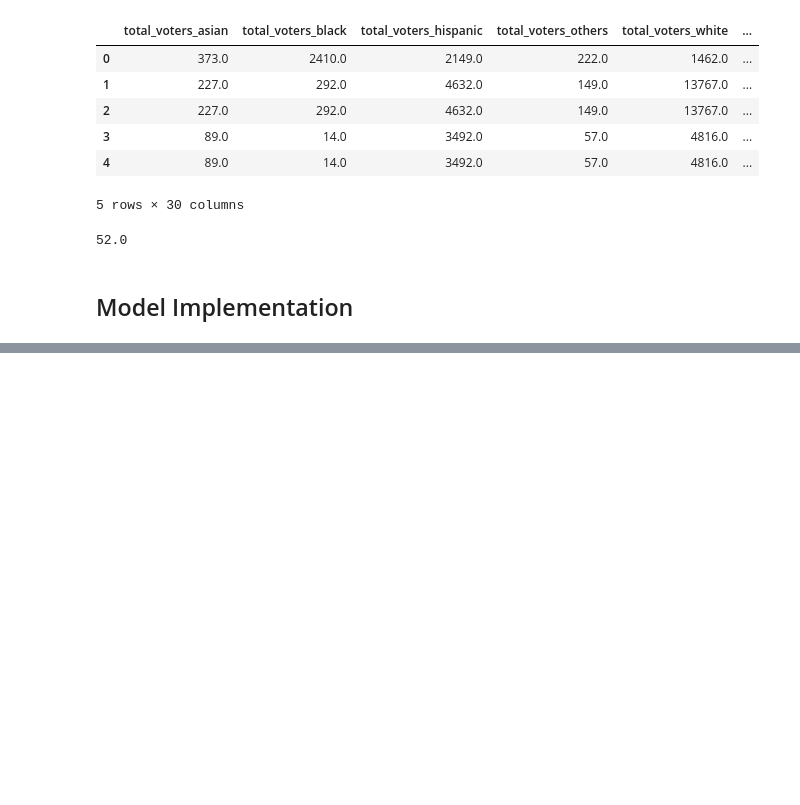
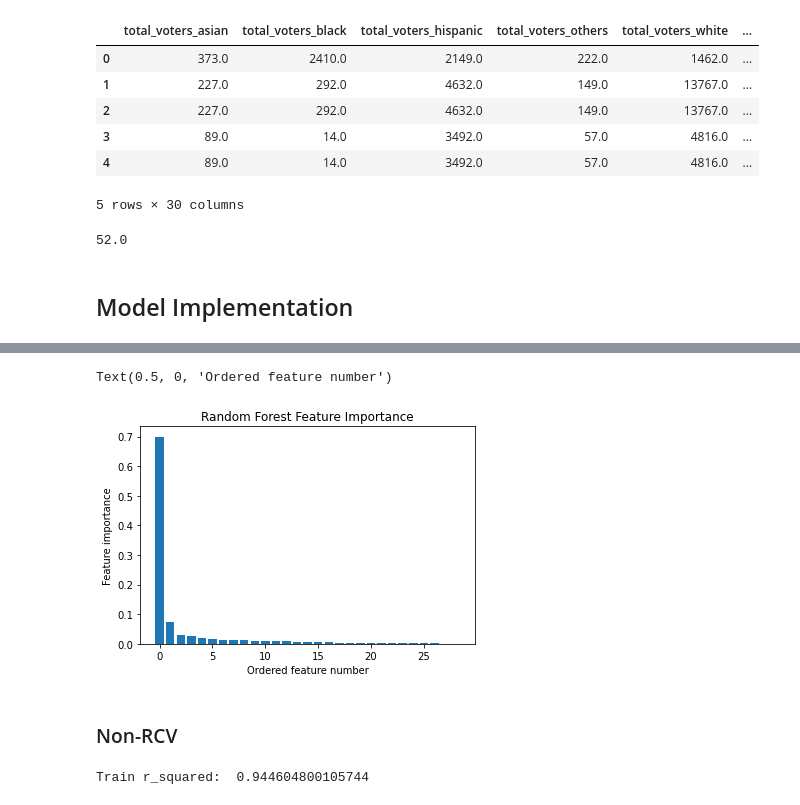
Before and after one commit to jnshzk/capstone, a Jupyter notebook: models.ipynb, the cells around one changed output, grey strips where cells are left out. Saved outputs shown, nothing was run; the diff lists cells and outputs as text; code cells hidden in the pictures; blank space fills up the shorter version.

```diff
--- a/models.ipynb
+++ b/models.ipynb
@@ -209,0 +233,3 @@ plt.xticks(rotation=45)
+# %%
+#generate and print ordered list of feature importance scores
+rcv_sorted_features, rcv_sorted_feature_importance = ordered_feature_importance(rcv_data.columns, rcv_rf.feature_importances_, n=len(rcv_data.columns))
@@ -209,0 +254,22 @@ plt.xticks(rotation=45)
+# %%
+#plot feature importance
+plt.bar(np.arange(len(rcv_sorted_features)), rcv_sorted_feature_importance)
+plt.title('Random Forest Feature Importance')
+plt.ylabel('Feature importance')
+plt.xlabel('Ordered feature number')
+# %% [output]
+Text(0.5, 0, 'Ordered feature number')
+[figure, added]
+# %% [markdown]
+### Non-RCV
+# %%
+#implement random forest
+non_rcv_df = df[df['rcv'] == 0]
+non_rcv_target = non_rcv_df['turnout']
+non_rcv_data = non_rcv_df.drop(columns=['turnout'])
+
+non_rcv_rf = RandomForestRegressor()
+non_rcv_rf.fit(non_rcv_data, non_rcv_target)
+print('Train r_squared: ', non_rcv_rf.score(non_rcv_data, non_rcv_target))
+# %% [output]
+Train r_squared:  0.944604800105744
```
Also changed, not shown: parts of 16 cells of this notebook.
